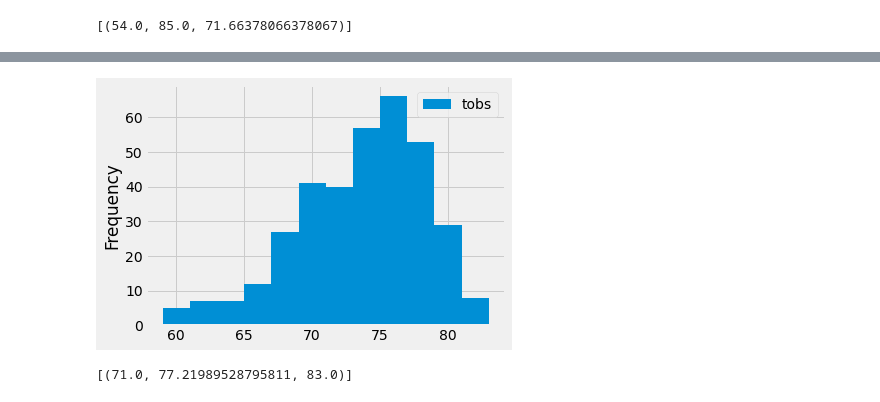
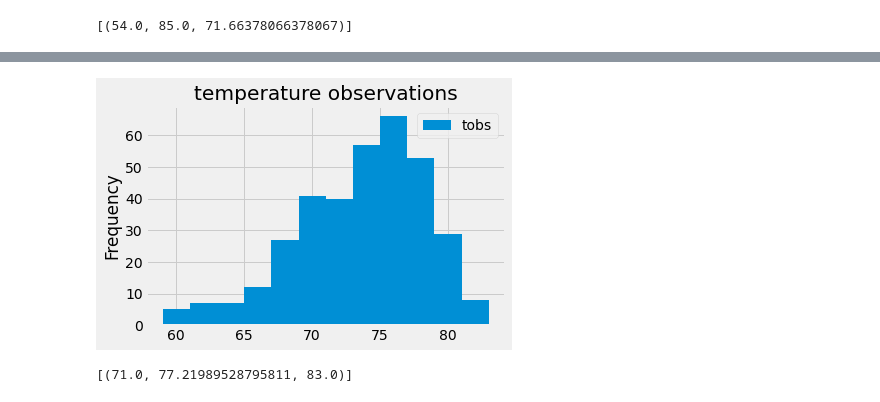
Before and after one commit to paulviet/surfs_up, a Jupyter notebook: climate_analysis.ipynb, the cells around one changed output, grey strips where cells are left out. Cells and saved outputs as stored; diff of their text form; code cells hidden in the pictures.

```diff
--- a/climate_analysis.ipynb
+++ b/climate_analysis.ipynb
@@ -148,10 +149,11 @@ print(df)
 [352 rows x 1 columns]
 # %%
 # and plot the results as a histogram
-df.plot.hist(bins=12) # stay within a range of 5 to 20 bins.
+df.plot.hist(title='temperature observations',bins=12) # stay within a range of 5 to 20 bins.
 plt.tight_layout()  #compress the x-asxis labels
+plt.savefig("Resources/tobs.png")
 # %% [output]
-[figure, old version]
+[figure, new version]
 # %%
 # Write a function called `calc_temps` that will accept start date and end date in the format '%Y-%m-%d'
 # and return the minimum, average, and maximum temperatures for that range of dates
```
Also changed, not shown: parts of 1 cell of this notebook, 9 other files.
